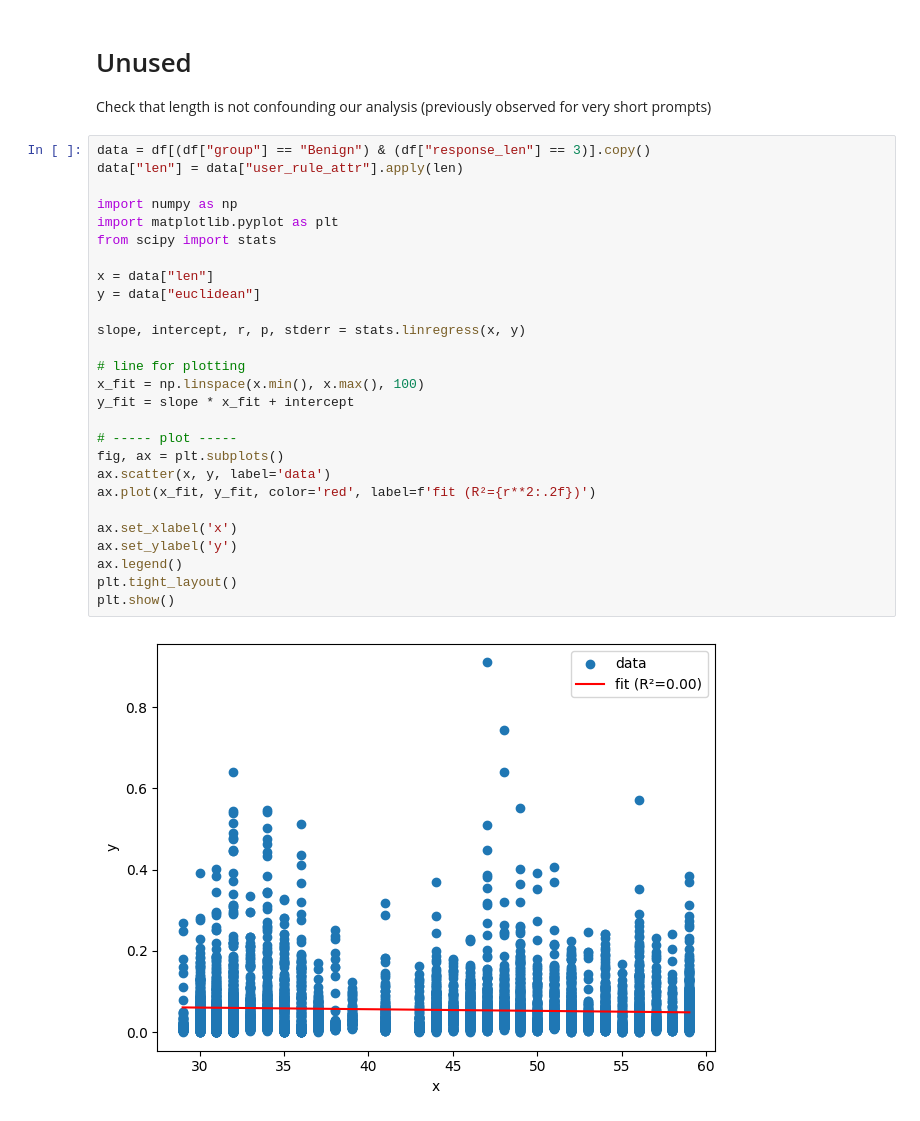
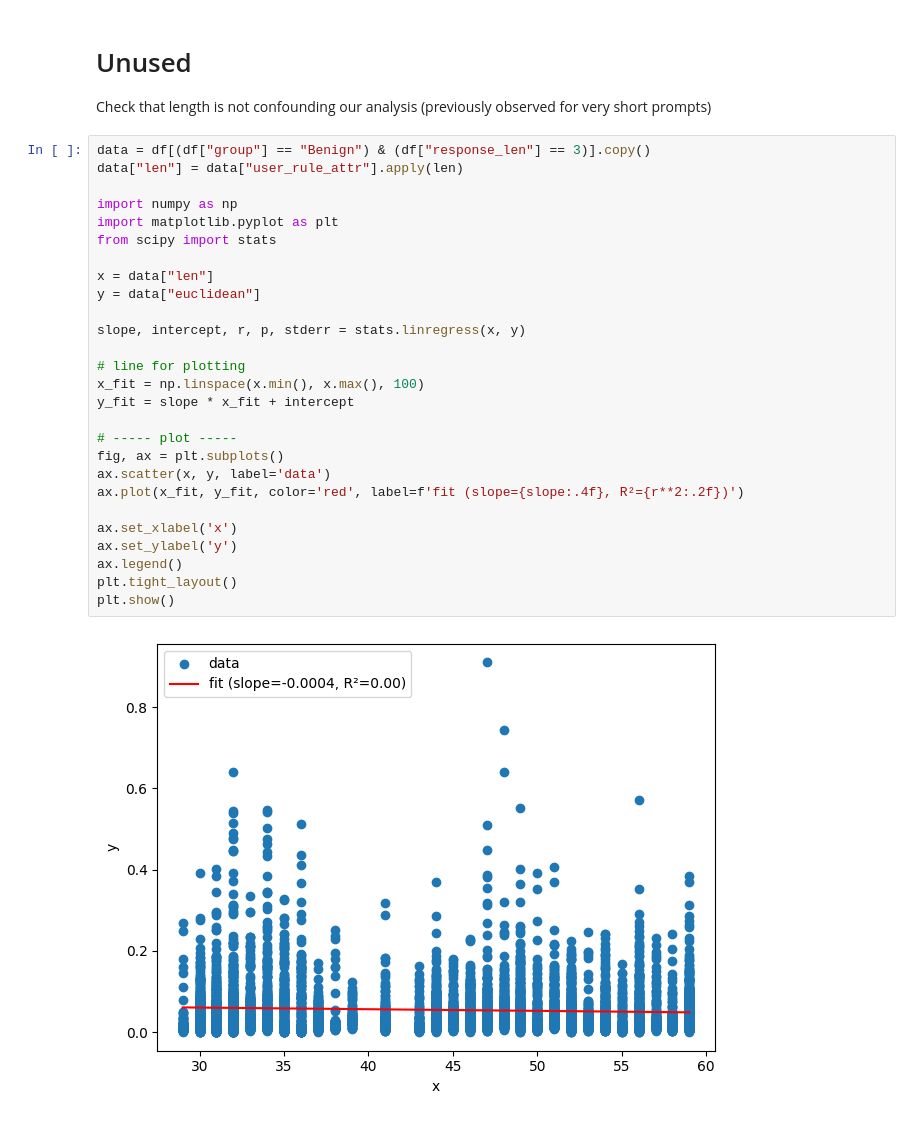
Before and after one commit to alexbecker/prompt-injection, a Jupyter notebook: analysis.ipynb, the cells around one changed output. Drawn from its saved outputs; the diff is of its cells as text.

```diff
--- a/analysis.ipynb
+++ b/analysis.ipynb
@@ -608,29 +672,29 @@ Check that length is not confounding our analysis (previously observed for very
 # %%
 data = df[(df["group"] == "Benign") & (df["response_len"] == 3)].copy()
 data["len"] = data["user_rule_attr"].apply(len)
 
 import numpy as np
 import matplotlib.pyplot as plt
 from scipy import stats
 
 x = data["len"]
 y = data["euclidean"]
 
 slope, intercept, r, p, stderr = stats.linregress(x, y)
 
 # line for plotting
 x_fit = np.linspace(x.min(), x.max(), 100)
 y_fit = slope * x_fit + intercept
 
 # ----- plot -----
 fig, ax = plt.subplots()
 ax.scatter(x, y, label='data')
-ax.plot(x_fit, y_fit, color='red', label=f'fit (R²={r**2:.2f})')
+ax.plot(x_fit, y_fit, color='red', label=f'fit (slope={slope:.4f}, R²={r**2:.2f})')
 
 ax.set_xlabel('x')
 ax.set_ylabel('y')
 ax.legend()
 plt.tight_layout()
 plt.show()
 # %% [output]
-[figure, old version]
+[figure, new version]
```
Also changed, not shown: parts of 2 cells of this notebook, 6 other files.
